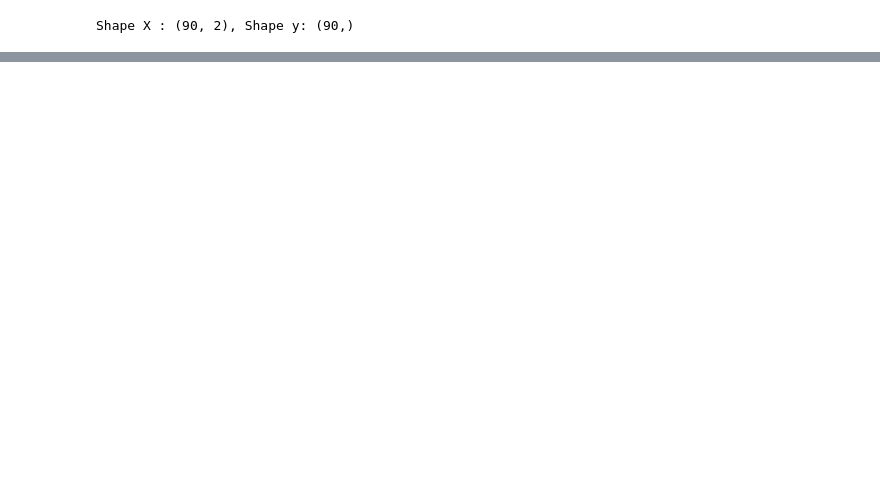
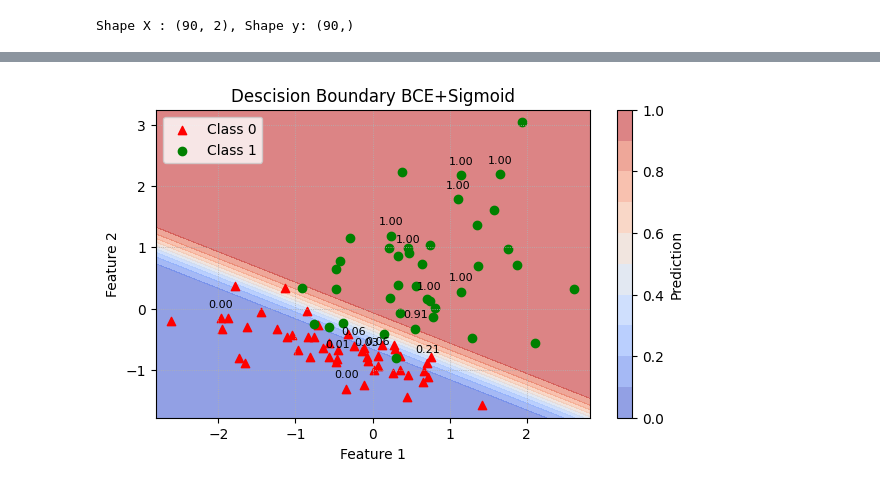
Before and after one commit to red-apple38/understanding-deep-learning, a Jupyter notebook: docs/beginner/Logistic_perceptron.ipynb, the cells around one changed output, grey strips where cells are left out. Saved outputs shown, nothing was run; the diff lists cells and outputs as text; code cells hidden in the pictures; blank space fills up the shorter version.

```diff
--- a/docs/beginner/Logistic_perceptron.ipynb
+++ b/docs/beginner/Logistic_perceptron.ipynb
@@ -702,0 +797,4 @@ fig2, ax2 = perceptron.visualize_training(loss_history)
+# %%
+fig7, ax7 = visualize_decision_boundary(model, X, y, "Descision Boundary BCE+Sigmoid", True, 15)
+# %% [output]
+[figure, added]
```
Also changed, not shown: parts of 51 cells of this notebook, 2 other files.
